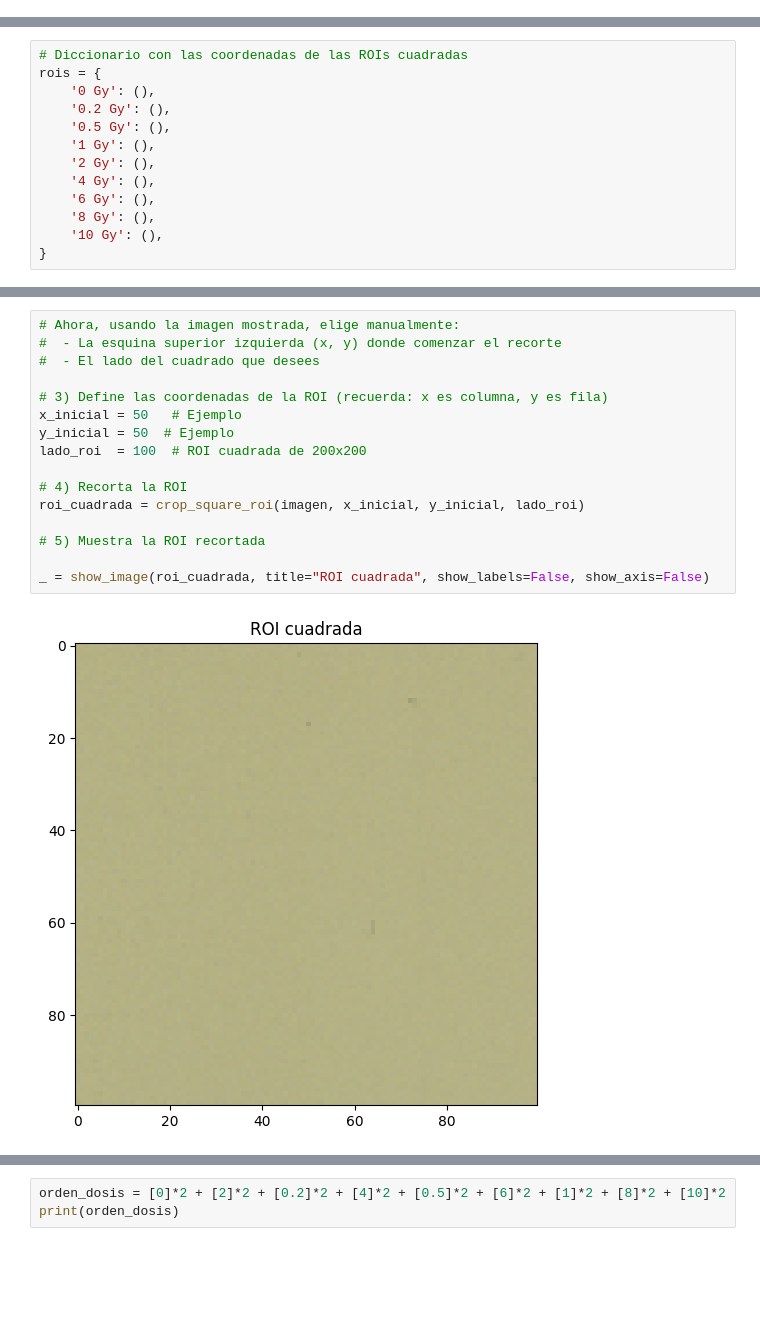
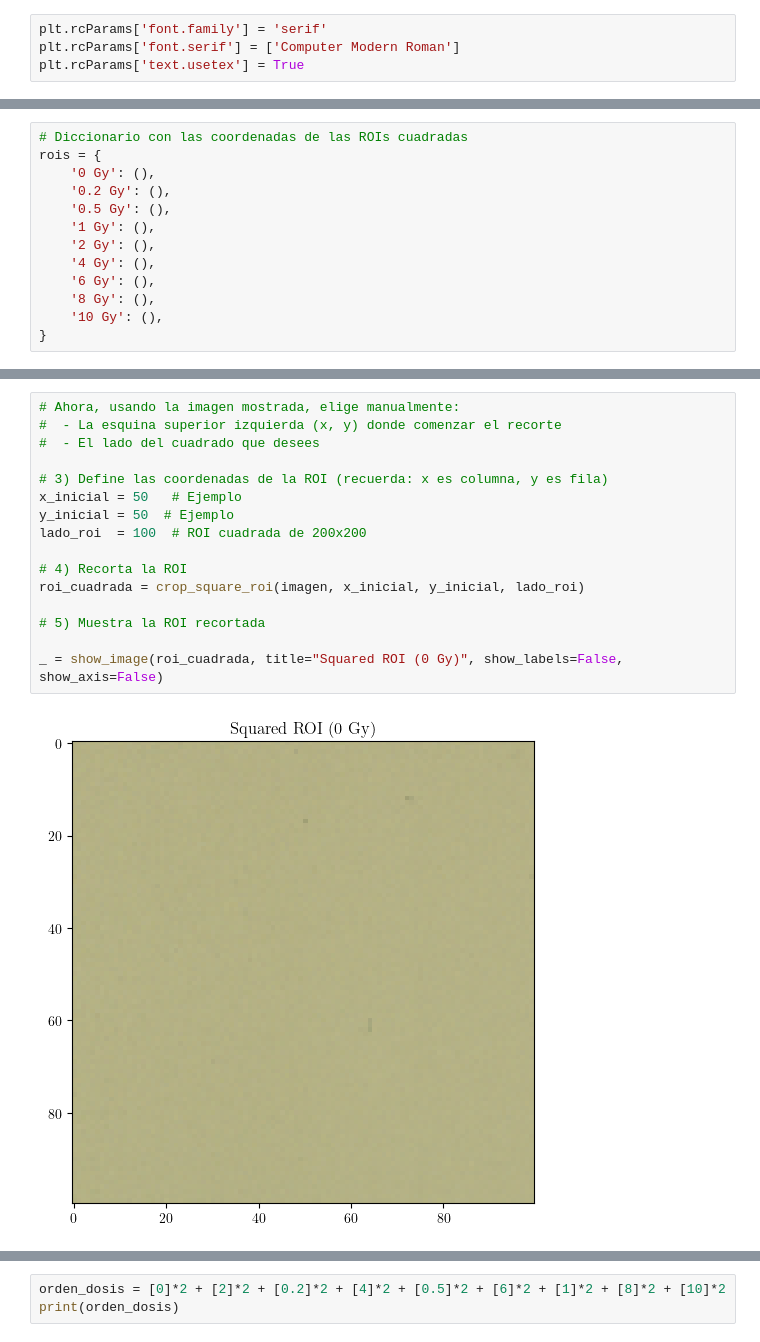
Before and after one commit to eduardoh27/FilmQADose, a Jupyter notebook: app/calibration.ipynb, the cells around one changed output, grey strips where cells are left out. Drawn from its saved outputs; the diff is of its cells as text; blank space fills up the shorter version.

```diff
--- a/app/calibration.ipynb
+++ b/app/calibration.ipynb
@@ -5,4 +6,8 @@ import os
 from calibration.image_processing import read_image, show_image, reflect_image, rotate_image, crop_square_roi
+# %%
+plt.rcParams['font.family'] = 'serif'
+plt.rcParams['font.serif'] = ['Computer Modern Roman']
+plt.rcParams['text.usetex'] = True
 # %%
 # ------------------------ EJEMPLO DE USO ------------------------
 
@@ -55,18 +60,18 @@ _ = show_image(imagen)
 # %%
 # Ahora, usando la imagen mostrada, elige manualmente:
 #  - La esquina superior izquierda (x, y) donde comenzar el recorte
 #  - El lado del cuadrado que desees
 
 # 3) Define las coordenadas de la ROI (recuerda: x es columna, y es fila)
 x_inicial = 50   # Ejemplo
 y_inicial = 50  # Ejemplo
 lado_roi  = 100  # ROI cuadrada de 200x200
 
 # 4) Recorta la ROI
 roi_cuadrada = crop_square_roi(imagen, x_inicial, y_inicial, lado_roi)
 
 # 5) Muestra la ROI recortada
 
-_ = show_image(roi_cuadrada, title="ROI cuadrada", show_labels=False, show_axis=False)
+_ = show_image(roi_cuadrada, title="Squared ROI (0 Gy)", show_labels=False, show_axis=False)
 # %% [output]
-[figure, old version]
+[figure, new version]
```
Also changed, not shown: parts of 15 cells of this notebook, 6 other files.
